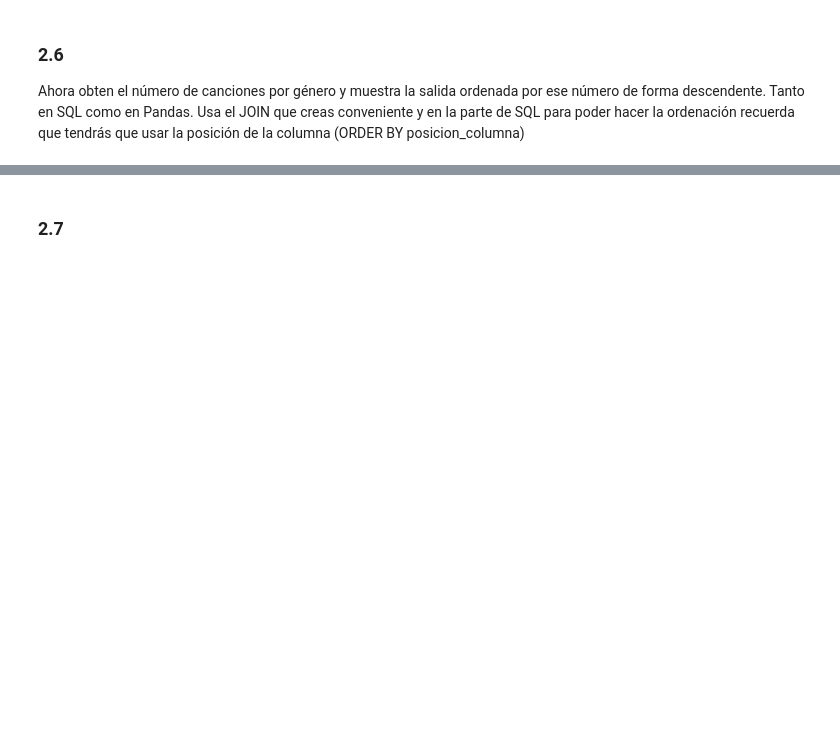
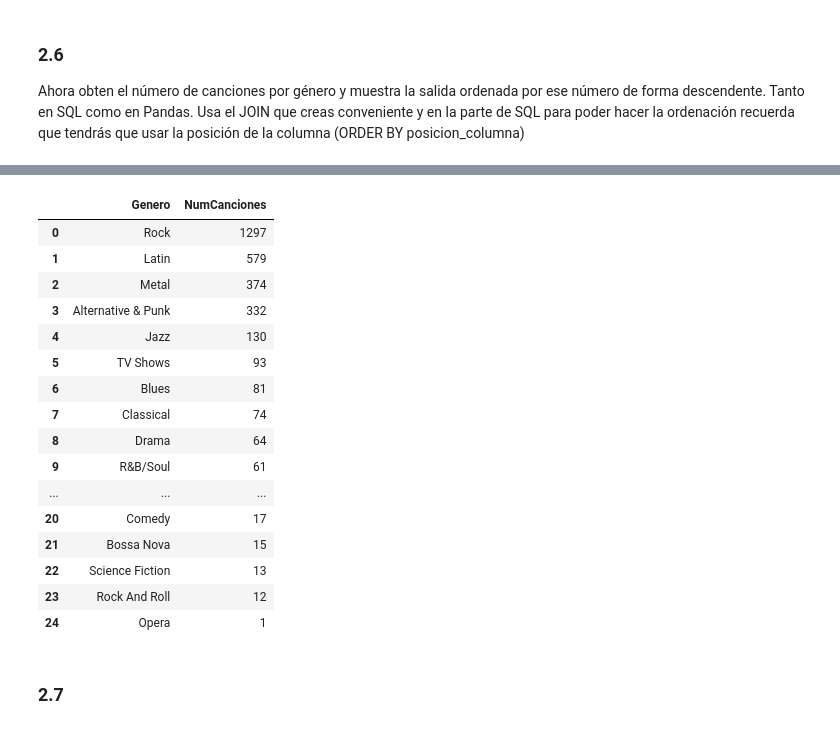
Before and after one commit to csanchosahun/DS-Online-Carlos-Sancho, a Jupyter notebook: 03_Data_Analysis/Sprint_06/Unidad_01_Procesado_Datos_Internos_BBDD/03_Practica_Obligatoria/18_Practica_Obligatoria_SQL.ipynb, the cells around one changed output, grey strips where cells are left out. Saved outputs shown, nothing was run; the diff lists cells and outputs as text; code cells hidden in the pictures; blank space fills up the shorter version.

```diff
--- a/03_Data_Analysis/Sprint_06/Unidad_01_Procesado_Datos_Internos_BBDD/03_Practica_Obligatoria/18_Practica_Obligatoria_SQL.ipynb
+++ b/03_Data_Analysis/Sprint_06/Unidad_01_Procesado_Datos_Internos_BBDD/03_Practica_Obligatoria/18_Practica_Obligatoria_SQL.ipynb
@@ -196,3 +453,47 @@ Ahora obten el número de canciones por género y muestra la salida ordenada por
+# %%
+# Pandas
+# 1. Aseguramos tener los datos originales cargados (si no los tienes en memoria)
+df_tracks = sql_query("SELECT * FROM tracks")
+df_genres = sql_query("SELECT * FROM genres")
+
+# 2. Hacemos el cruce (merge)
+df_merged_2_6 = df_tracks.merge(
+    df_genres,
+    on='GenreId',
+    how='inner',
+    suffixes=('_track', '_genre')
+)
+
+# 3. Aplicamos la agrupación, conteo y ordenación en cadena
+df_resultado_pandas_2_6 = (
+    df_merged_2_6.groupby('Name_genre')['TrackId']     # Agrupamos por género y miramos el ID de la pista
+    .count()                                           # Contamos las pistas
+    .reset_index(name='NumCanciones')                  # Convertimos a DataFrame y nombramos la columna de conteo
+    .rename(columns={'Name_genre': 'Genero'})          # Renombramos la columna de género para que quede limpia
+    .sort_values(by='NumCanciones', ascending=False)   # Ordenamos de forma descendente
+    .reset_index(drop=True)                            # Limpiamos el índice
+)
+
+# Mostramos el resultado
+df_resultado_pandas_2_6
+# %% [output]
+|  | Genero | NumCanciones |
+| 0 | Rock | 1297 |
+| 1 | Latin | 579 |
+| 2 | Metal | 374 |
+| 3 | Alternative & Punk | 332 |
+| 4 | Jazz | 130 |
+| 5 | TV Shows | 93 |
+| 6 | Blues | 81 |
+| 7 | Classical | 74 |
+| 8 | Drama | 64 |
+| 9 | R&B/Soul | 61 |
+| ... | ... | ... |
+| 20 | Comedy | 17 |
+| 21 | Bossa Nova | 15 |
+| 22 | Science Fiction | 13 |
+| 23 | Rock And Roll | 12 |
+| 24 | Opera | 1 |
 # %% [markdown]
 ### 2.7
 # %% [markdown]
```
Also changed, not shown: parts of 21 cells of this notebook.
